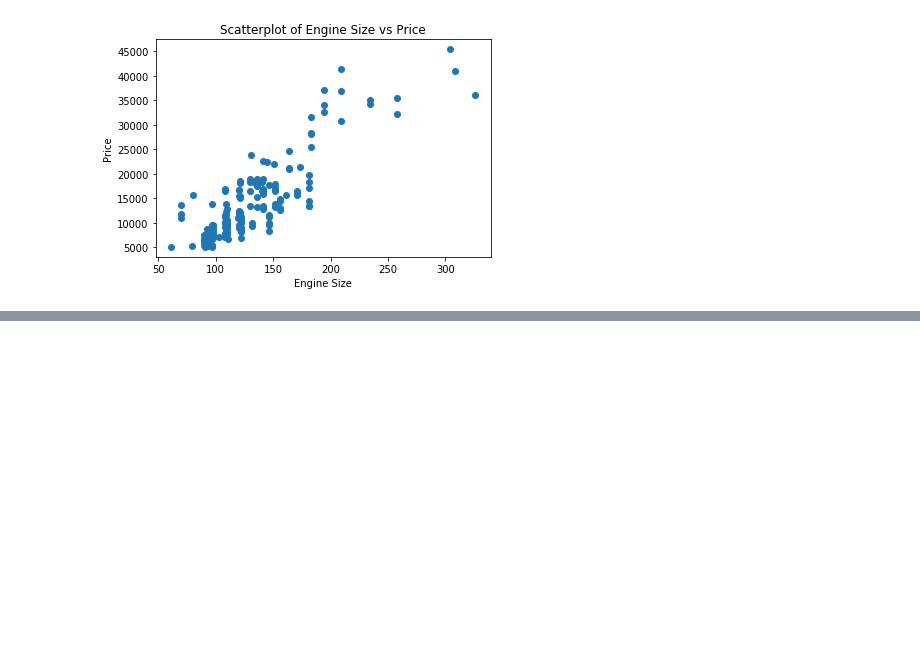
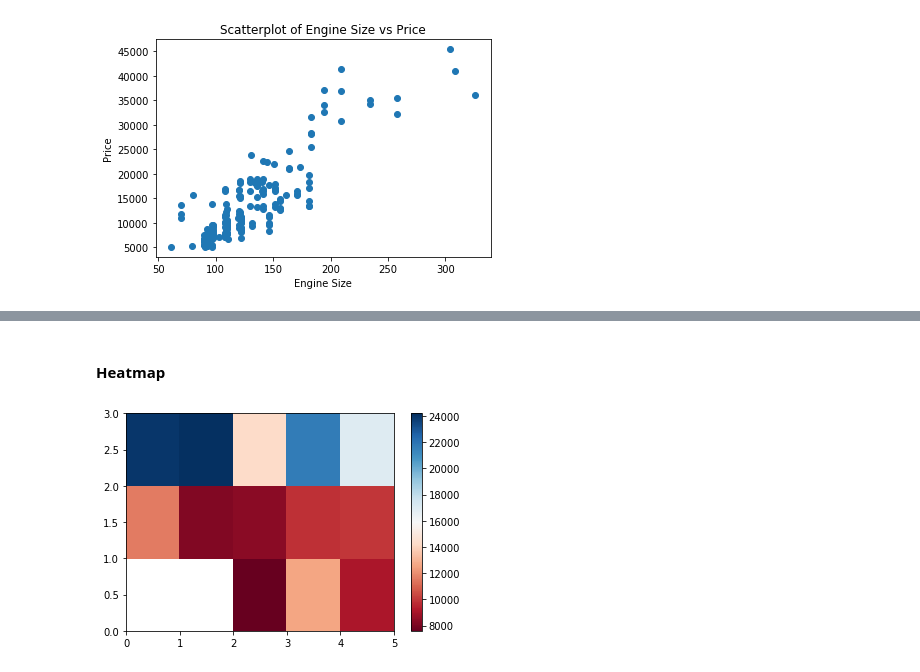
Before and after one commit to claudiagerez/python-data-analysis, a Jupyter notebook: python_cousera_example.ipynb, the cells around one changed output, grey strips where cells are left out. Saved outputs shown, nothing was run; the diff lists cells and outputs as text; code cells hidden in the pictures; blank space fills up the shorter version.

```diff
--- a/python_cousera_example.ipynb
+++ b/python_cousera_example.ipynb
@@ -526,0 +538,7 @@ Text(0, 0.5, 'Price')
+# %%
+#Example, find the average price of vehicles and see how they differ
+#between different types of body styles and drive wheels variables.
+
+#Pick the 3 data columns we are interested in.
+df_test = df[["drive-wheels", "body-style", "price"]]
+df_test
@@ -526,0 +559,4 @@ Text(0, 0.5, 'Price')
+# %%
+#Group the reduced data in two variables, calculate the mean
+df_grp = df_test.groupby(["drive-wheels", "body-style"], as_index = False).mean()
+df_grp
@@ -526,0 +580,6 @@ Text(0, 0.5, 'Price')
+# %%
+#Make it easier to read by using the pivot method
+#One variable displayed along the columns and the other variable
+#displayed along the rows
+df_pivot = df_grp.pivot(index = 'drive-wheels', columns = 'body-style')
+df_pivot
@@ -526,0 +593,9 @@ Text(0, 0.5, 'Price')
+# %% [markdown]
+#### Heatmap
+# %%
+#Plot target variable over multiple variables
+plt.pcolor(df_pivot, cmap = 'RdBu')
+plt.colorbar()
+plt.show()
+# %% [output]
+[figure, added]
```
Also changed, not shown: parts of 14 cells of this notebook.
